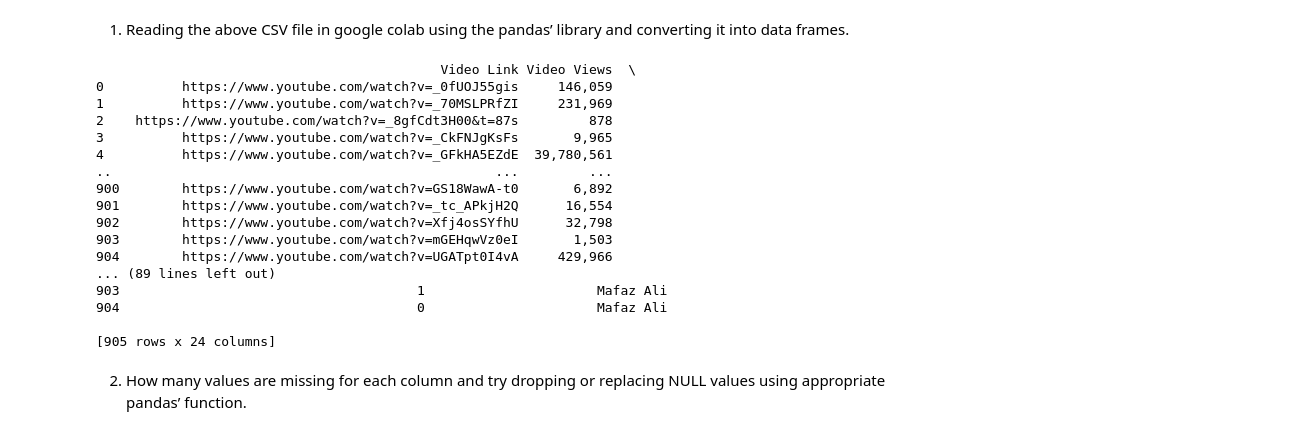
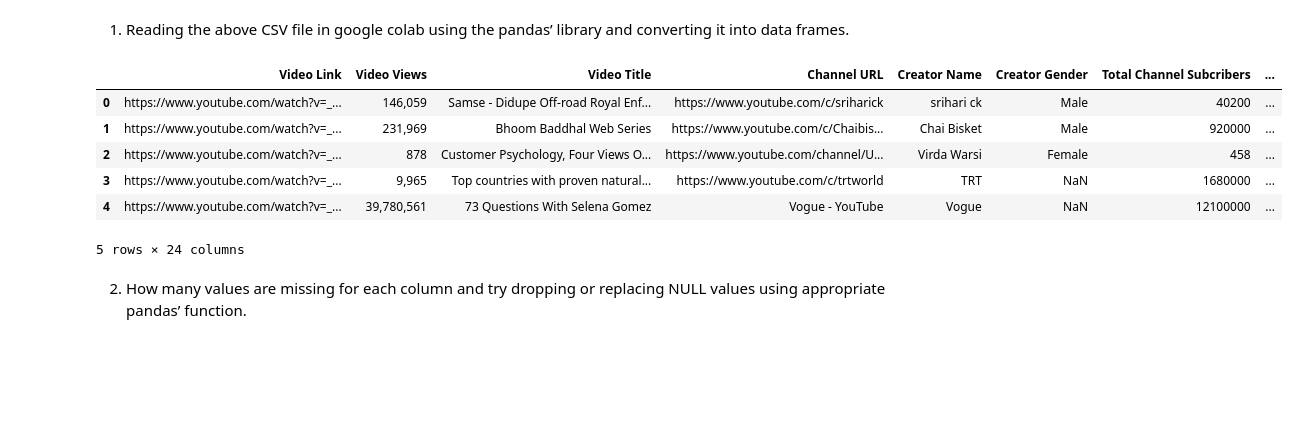
Before and after one commit to Devdeep-J-S/woc5.0-ml-weather-prediction-case-study-Devdeep, a Jupyter notebook: checkpoint 3.0/WoC-5.0-checkpoint-3.ipynb, the cells around one changed output. Drawn from its saved outputs; the diff is of its cells as text; code cells hidden in the pictures; blank space fills up the shorter version.

```diff
--- a/checkpoint 3.0/WoC-5.0-checkpoint-3.ipynb
+++ b/checkpoint 3.0/WoC-5.0-checkpoint-3.ipynb
@@ -7,26 +7,17 @@
 import pandas as pd
 path = 'https://raw.githubusercontent.com/Devdeep-J-S/woc5.0-ml-weather-prediction-case-study-Devdeep/main/checkpoint%203.0/Youtube%20Influencer%20Analysis%20-%20Updated.csv'
 df = pd.read_csv(path,sep=",", encoding='mac_roman')
-# %%
-print(df)
-# %% [output]
-                                            Video Link Video Views  \
-0          https://www.youtube.com/watch?v=_0fUOJ55gis     146,059
-1          https://www.youtube.com/watch?v=_70MSLPRfZI     231,969
-2    https://www.youtube.com/watch?v=_8gfCdt3H00&t=87s         878
-3          https://www.youtube.com/watch?v=_CkFNJgKsFs       9,965
-4          https://www.youtube.com/watch?v=_GFkHA5EZdE  39,780,561
-..                                                 ...         ...
-900        https://www.youtube.com/watch?v=GS18WawA-t0       6,892
-901        https://www.youtube.com/watch?v=_tc_APkjH2Q      16,554
-902        https://www.youtube.com/watch?v=Xfj4osSYfhU      32,798
-903        https://www.youtube.com/watch?v=mGEHqwVz0eI       1,503
-904        https://www.youtube.com/watch?v=UGATpt0I4vA     429,966
-... (89 lines left out)
-903                                      1                      Mafaz Ali
-904                                      0                      Mafaz Ali
-
-[905 rows x 24 columns]
+# %%
+# first 5 row print
+df.head()
+# %% [output]
+|  | Video Link | Video Views | Video Title | Channel URL | Creator Name | Creator Gender | Total Channel Subcribers | ... |
+| 0 | https://www.youtube.com/watch?v=_... | 146,059 | Samse - Didupe Off-road Royal Enf... | https://www.youtube.com/c/sriharick | srihari ck | Male | 40200 | ... |
+| 1 | https://www.youtube.com/watch?v=_... | 231,969 | Bhoom Baddhal Web Series | https://www.youtube.com/c/Chaibis... | Chai Bisket | Male | 920000 | ... |
+| 2 | https://www.youtube.com/watch?v=_... | 878 | Customer Psychology, Four Views O... | https://www.youtube.com/channel/U... | Virda Warsi | Female | 458 | ... |
+| 3 | https://www.youtube.com/watch?v=_... | 9,965 | Top countries with proven natural... | https://www.youtube.com/c/trtworld | TRT | NaN | 1680000 | ... |
+| 4 | https://www.youtube.com/watch?v=_... | 39,780,561 | 73 Questions With Selena Gomez | Vogue - YouTube | Vogue | NaN | 12100000 | ... |
+5 rows × 24 columns
 # %% [markdown]
 2) How many values are missing for each column and try dropping or replacing NULL values using appropriate pandas’ function.
 # %%
```
Also changed, not shown: parts of 6 cells of this notebook.
